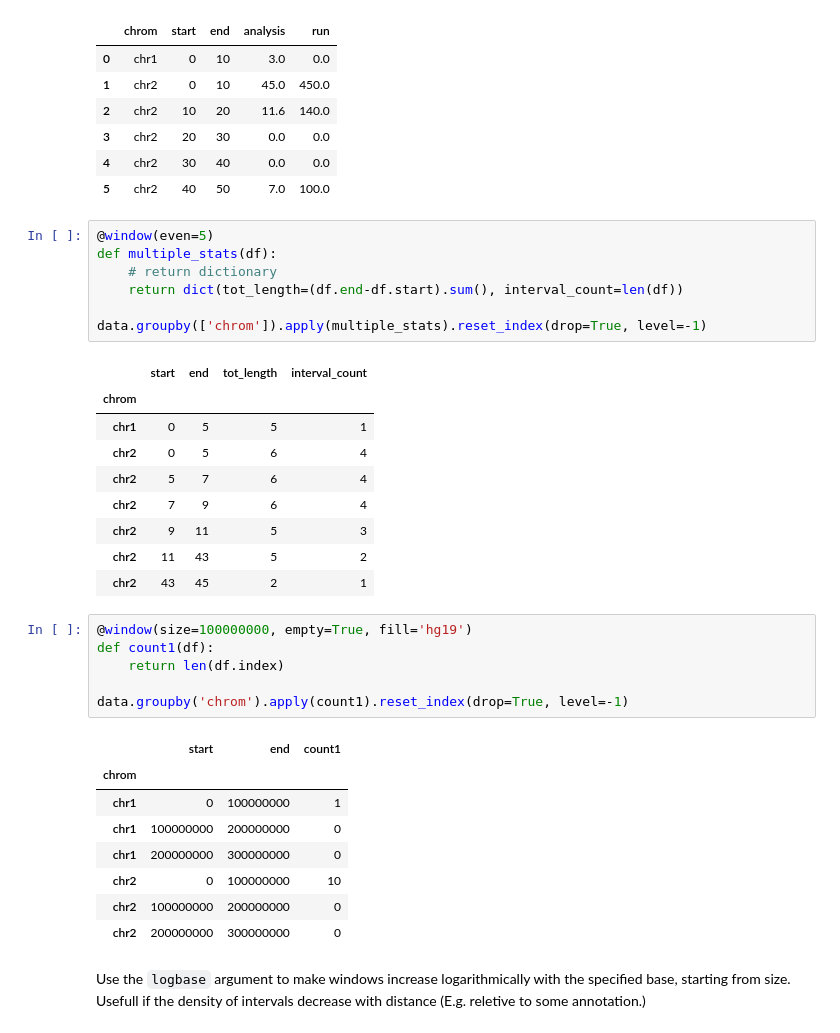
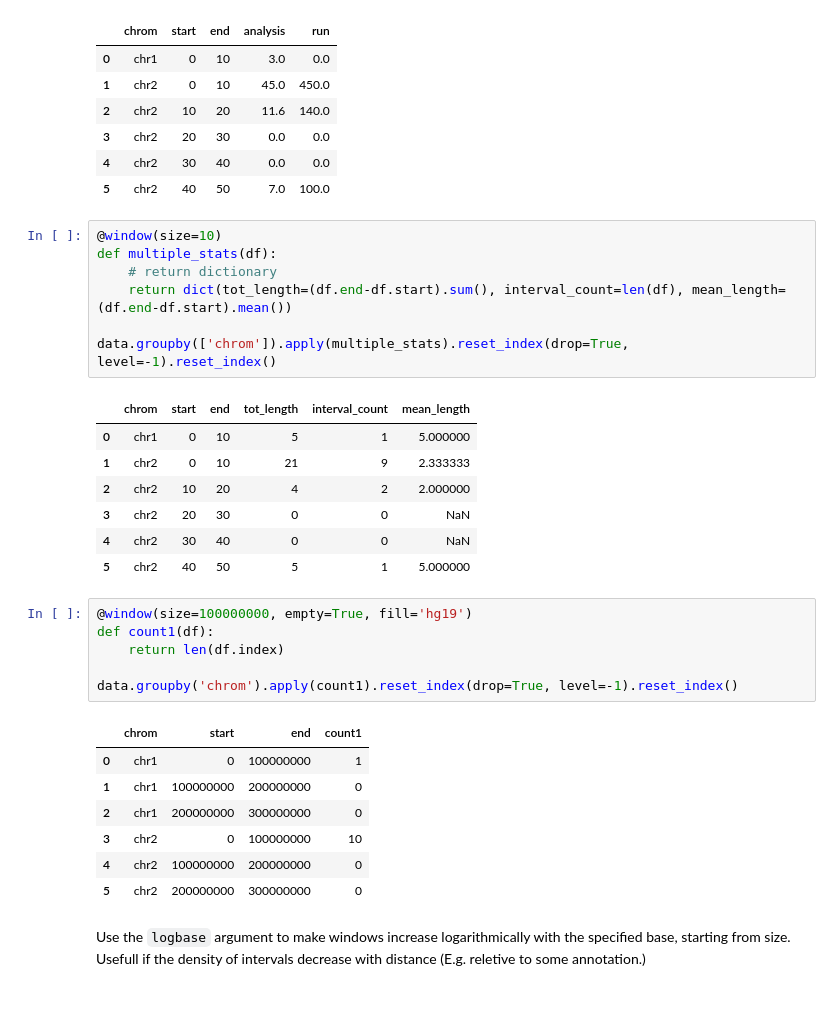
Before and after one commit to kaspermunch/chromwindow, a Jupyter notebook: example.ipynb, the cells around one changed output. Cells and saved outputs as stored; diff of their text form; blank space fills up the shorter version.

```diff
--- a/example.ipynb
+++ b/example.ipynb
@@ -135,37 +129,34 @@ data.groupby(['chrom']).apply(multiple_stats).reset_index(drop=True, level=-1).r
 | 4 | chr2 | 30 | 40 | 0.0 | 0.0 |
 | 5 | chr2 | 40 | 50 | 7.0 | 100.0 |
 # %%
-@window(even=5)
+@window(size=10)
 def multiple_stats(df):
     # return dictionary
-    return dict(tot_length=(df.end-df.start).sum(), interval_count=len(df))
+    return dict(tot_length=(df.end-df.start).sum(), interval_count=len(df), mean_length=(df.end-df.start).mean())
 
-data.groupby(['chrom']).apply(multiple_stats).reset_index(drop=True, level=-1)
+data.groupby(['chrom']).apply(multiple_stats).reset_index(drop=True, level=-1).reset_index()
 # %% [output]
-|  | start | end | tot_length | interval_count |
-| chrom |  |  |  |  |
-| chr1 | 0 | 5 | 5 | 1 |
-| chr2 | 0 | 5 | 6 | 4 |
-| chr2 | 5 | 7 | 6 | 4 |
-| chr2 | 7 | 9 | 6 | 4 |
-| chr2 | 9 | 11 | 5 | 3 |
-| chr2 | 11 | 43 | 5 | 2 |
-| chr2 | 43 | 45 | 2 | 1 |
+|  | chrom | start | end | tot_length | interval_count | mean_length |
+| 0 | chr1 | 0 | 10 | 5 | 1 | 5.000000 |
+| 1 | chr2 | 0 | 10 | 21 | 9 | 2.333333 |
+| 2 | chr2 | 10 | 20 | 4 | 2 | 2.000000 |
+| 3 | chr2 | 20 | 30 | 0 | 0 | NaN |
+| 4 | chr2 | 30 | 40 | 0 | 0 | NaN |
+| 5 | chr2 | 40 | 50 | 5 | 1 | 5.000000 |
 # %%
 @window(size=100000000, empty=True, fill='hg19')
 def count1(df):
     return len(df.index)
 
-data.groupby('chrom').apply(count1).reset_index(drop=True, level=-1)
+data.groupby('chrom').apply(count1).reset_index(drop=True, level=-1).reset_index()
 # %% [output]
-|  | start | end | count1 |
-| chrom |  |  |  |
-| chr1 | 0 | 100000000 | 1 |
-| chr1 | 100000000 | 200000000 | 0 |
-| chr1 | 200000000 | 300000000 | 0 |
-| chr2 | 0 | 100000000 | 10 |
-| chr2 | 100000000 | 200000000 | 0 |
-| chr2 | 200000000 | 300000000 | 0 |
+|  | chrom | start | end | count1 |
+| 0 | chr1 | 0 | 100000000 | 1 |
+| 1 | chr1 | 100000000 | 200000000 | 0 |
+| 2 | chr1 | 200000000 | 300000000 | 0 |
+| 3 | chr2 | 0 | 100000000 | 10 |
+| 4 | chr2 | 100000000 | 200000000 | 0 |
+| 5 | chr2 | 200000000 | 300000000 | 0 |
 # %% [markdown]
 Use the `logbase` argument to make windows increase logarithmically with the specified base, starting from size. Usefull if the density of intervals decrease with distance (E.g. reletive to some annotation.)
 # %%
```
Also changed, not shown: parts of 6 cells of this notebook.
